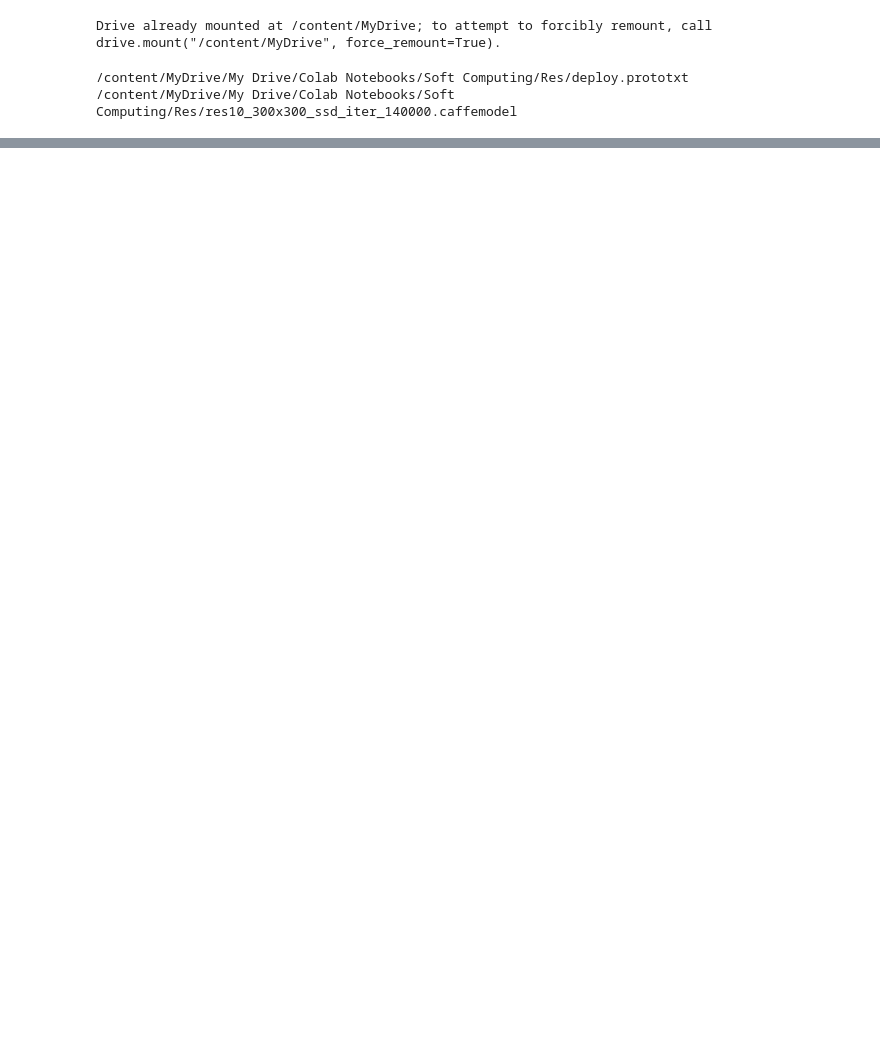
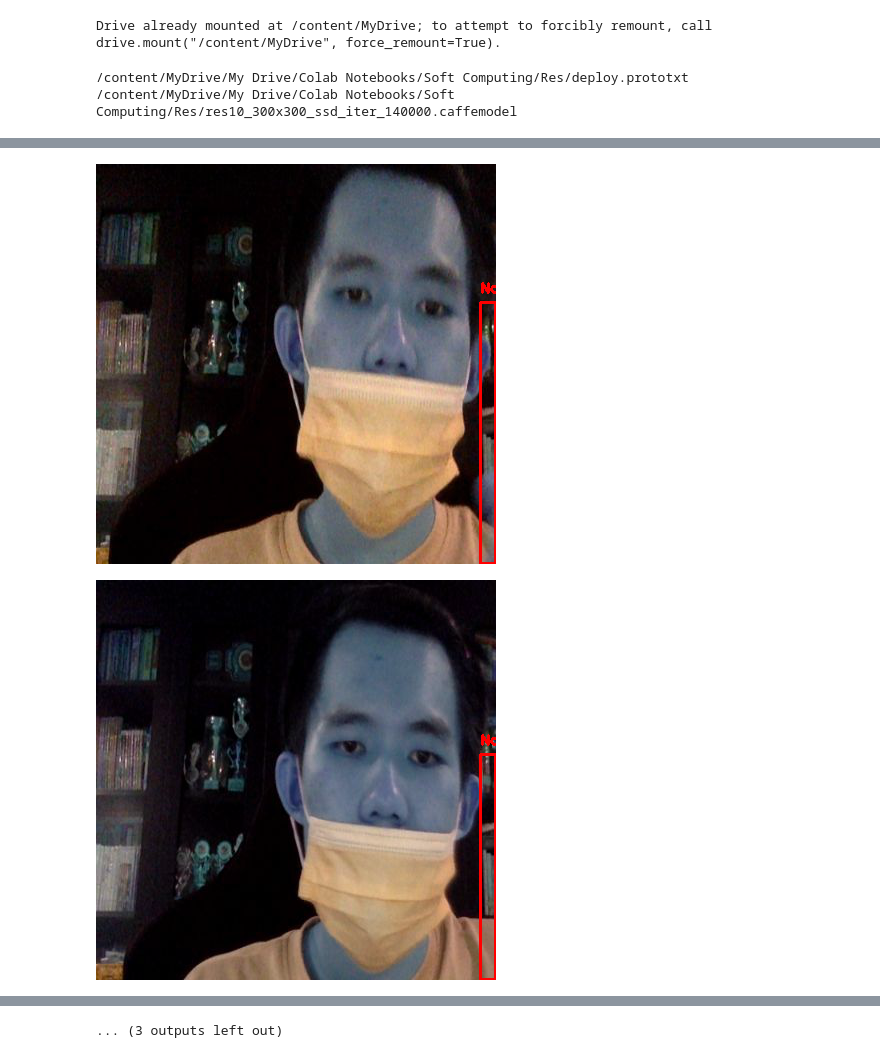
Before and after one commit to guangyitan/face-mask-detector, a Jupyter notebook: Video_Input_Model.ipynb, the cells around one changed output, grey strips where cells are left out. Saved outputs shown, nothing was run; the diff lists cells and outputs as text; code cells hidden in the pictures; blank space fills up the shorter version.

```diff
--- a/Video_Input_Model.ipynb
+++ b/Video_Input_Model.ipynb
@@ -188,8 +188,10 @@ def start_input():
       video.srcObject = stream;
       await video.play();
       captureCanvas = document.createElement('canvas');
-      captureCanvas.width = 512; //video.videoWidth;
-      captureCanvas.height = 512; //video.videoHeight;
+      // captureCanvas.width = 512; //video.videoWidth;
+      // captureCanvas.height = 512; //video.videoHeight;
+      captureCanvas.width = 400; //video.videoWidth;
+      captureCanvas.height = 400; //video.videoHeight;
       window.requestAnimationFrame(onAnimationFrame);
 
       return stream;
@@ -347,31 +349,33 @@ while True:
 		# the bounding box and text
       # label = "Mask" if mask > withoutMask else "No Mask"
       # color = (0, 255, 0) if label == "Mask" else (0, 0, 255)
 
     label = ""
     color = (0,0,0)
     #determine the class label and color we will use to draw the bounding box and text
     if (incorrectMask > mask) and (incorrectMask > withoutMask):
       label = "Incorrect Mask"
       color = (240, 69, 50)
 
     elif (mask > incorrectMask) and (mask > withoutMask):
       label = "Mask"
       color = (0, 255, 0)
 
     else:
       label = 'No Mask'
       color = (0, 0, 255)
 
 		# include the probability in the label
-      label = "{}: {:.2f}%".format(label, max(mask, withoutMask) * 100)
+      label = "{}: {:.2f}%".format(label, max(incorrectMask, mask, withoutMask) * 100)
 
 		# display the label and bounding box rectangle on the output
 		# frame
       frame=cv2.putText(frame, label, (startX, startY - 10),cv2.FONT_HERSHEY_SIMPLEX, 0.45, color, 2)
       frame=cv2.rectangle(frame, (startX, startY), (endX, endY), color, 2)
 
 	# show the output frame
       cv2_imshow(frame)
 # %% [output]
 [interactive output not drawn]
+[figure, added]
+[figure, added]
@@ -378,3 +391,4 @@ while True:
+... (3 outputs left out)
 # %%
 # vs=VideoStream(src=0).start()
 
```
Also changed, not shown: parts of 1 cell of this notebook.
